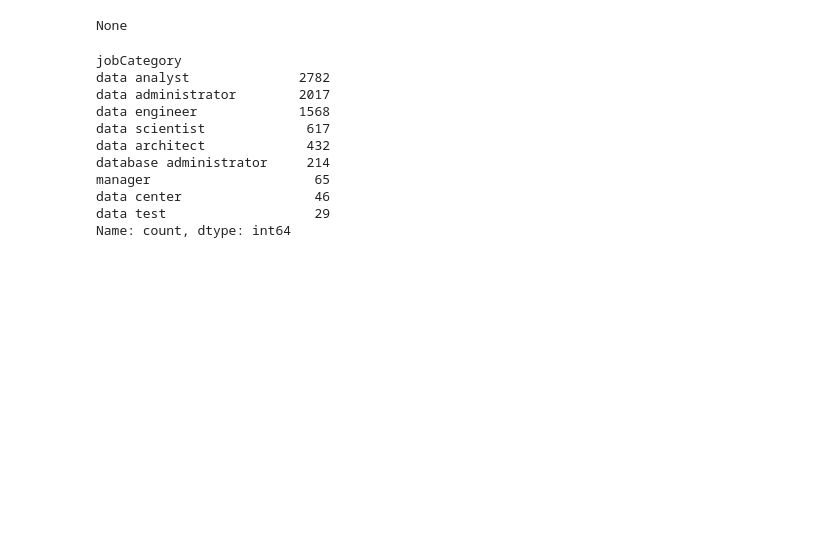
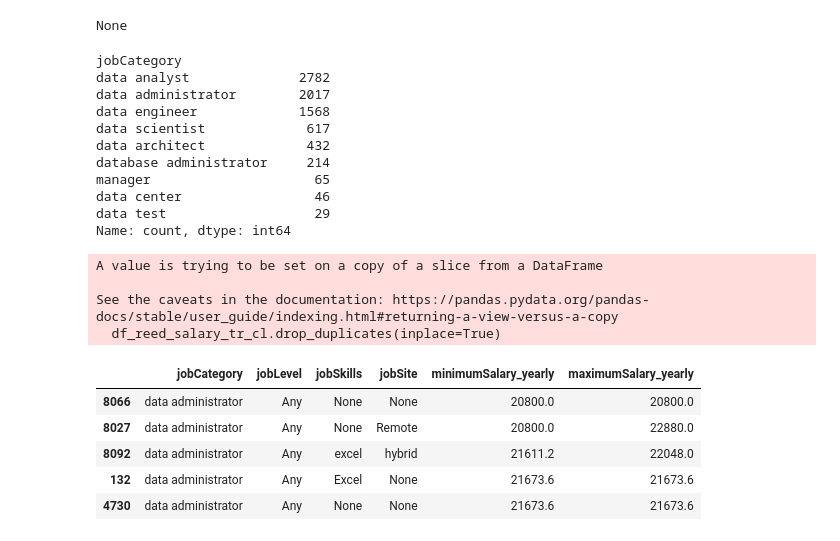
Before and after one commit to mygitbob/feb24_project_job-market, a Jupyter notebook: src/reed mdb pull and transforml.ipynb, the cells around one changed output. Saved outputs shown, nothing was run; the diff lists cells and outputs as text; code cells hidden in the pictures; blank space fills up the shorter version.

```diff
--- a/src/reed mdb pull and transforml.ipynb
+++ b/src/reed mdb pull and transforml.ipynb
@@ -682,3 +682,18 @@ manager                     65
 data center                 46
 data test                   29
 Name: count, dtype: int64
+# %%
+df_reed_salary_tr_cl = df_reed_salary_tr[['jobCategory', 'jobLevel', 'jobSkills', 'jobSite', 'minimumSalary_yearly', 'maximumSalary_yearly']]
+df_reed_salary_tr_cl.drop_duplicates(inplace=True)
+df_reed_salary_tr_cl.head()
+# %% [output]
+A value is trying to be set on a copy of a slice from a DataFrame
+
+See the caveats in the documentation: https://pandas.pydata.org/pandas-docs/stable/user_guide/indexing.html#returning-a-view-versus-a-copy
+  df_reed_salary_tr_cl.drop_duplicates(inplace=True)
+|  | jobCategory | jobLevel | jobSkills | jobSite | minimumSalary_yearly | maximumSalary_yearly |
+| 8066 | data administrator | Any | None | None | 20800.0 | 20800.0 |
+| 8027 | data administrator | Any | None | Remote | 20800.0 | 22880.0 |
+| 8092 | data administrator | Any | excel | hybrid | 21611.2 | 22048.0 |
+| 132 | data administrator | Any | Excel | None | 21673.6 | 21673.6 |
+| 4730 | data administrator | Any | None | None | 21673.6 | 21673.6 |
```
Also changed, not shown: parts of 18 cells of this notebook.
